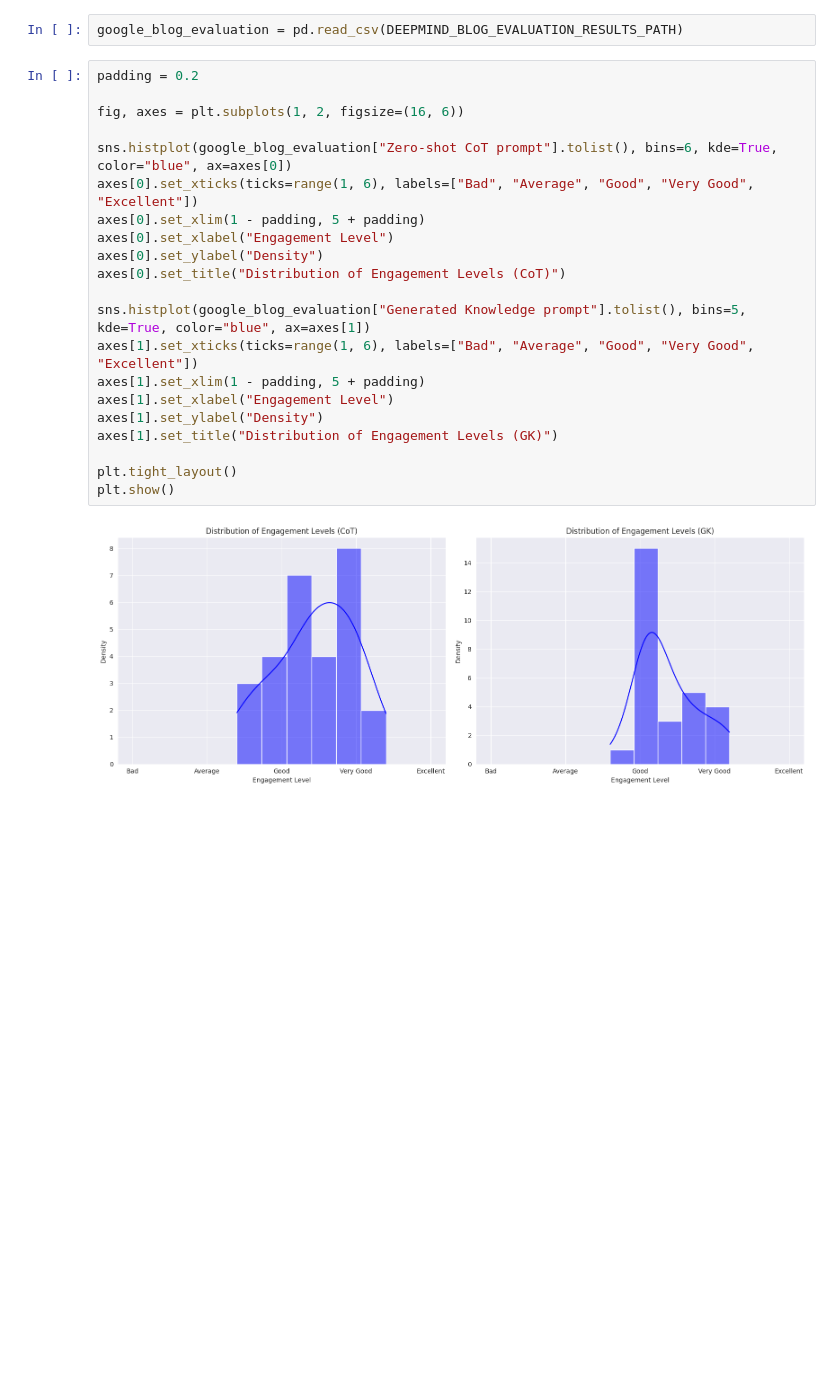
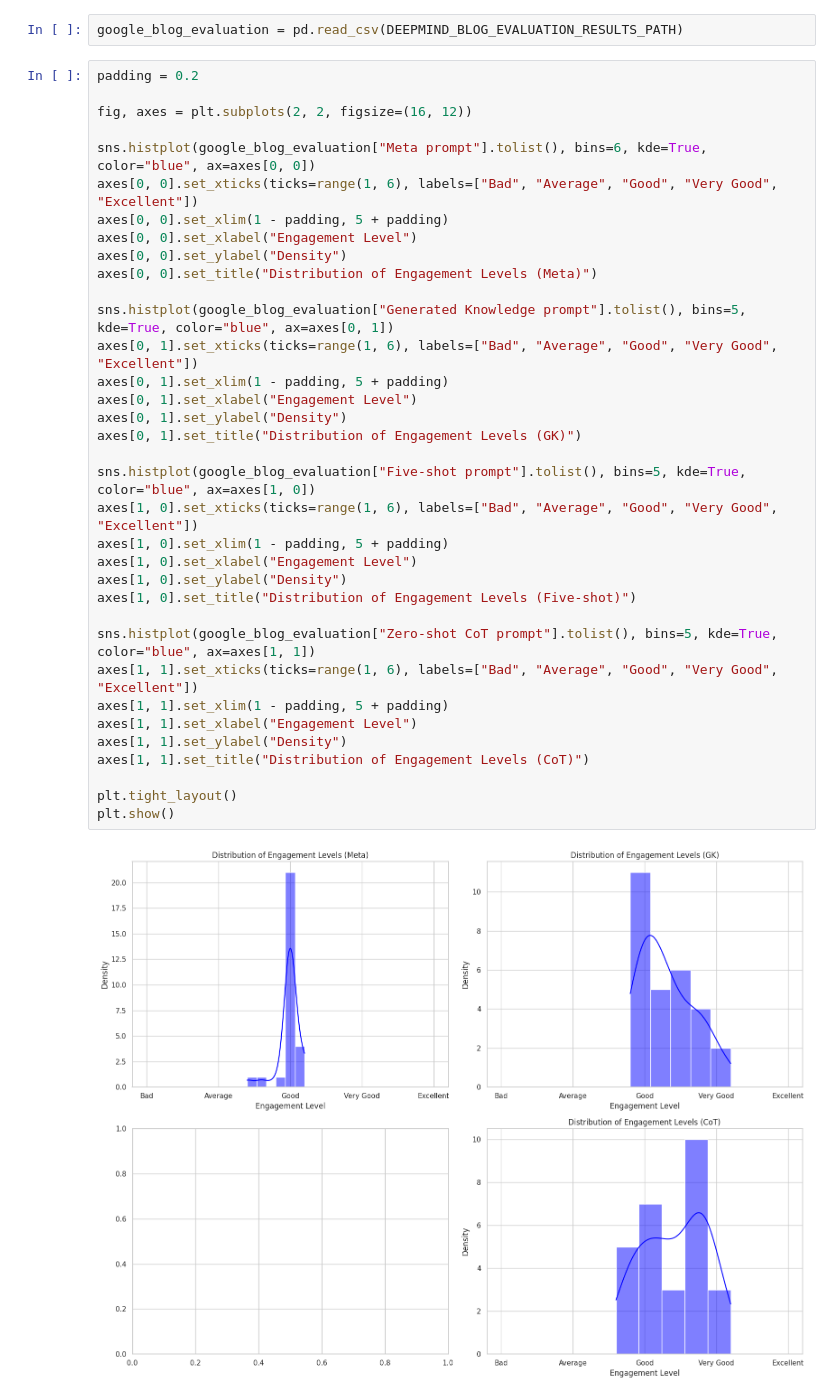
Before and after one commit to daKostych/Bachelor-Project-2025, a Jupyter notebook: llm_blog_generator/experiments/llm_blog_evaluator.ipynb, the cells around one changed output. Cells and saved outputs as stored; diff of their text form; blank space fills up the shorter version.

Commit message:
Almost all experiments conducted (without five-shot prompt for Google blogs)

```diff
--- a/llm_blog_generator/experiments/llm_blog_evaluator.ipynb
+++ b/llm_blog_generator/experiments/llm_blog_evaluator.ipynb
@@ -1077,23 +1121,37 @@ google_blog_evaluation = pd.read_csv(DEEPMIND_BLOG_EVALUATION_RESULTS_PATH)
 # %%
 padding = 0.2
 
-fig, axes = plt.subplots(1, 2, figsize=(16, 6))
+fig, axes = plt.subplots(2, 2, figsize=(16, 12))
 
-sns.histplot(google_blog_evaluation["Zero-shot CoT prompt"].tolist(), bins=6, kde=True, color="blue", ax=axes[0])
-axes[0].set_xticks(ticks=range(1, 6), labels=["Bad", "Average", "Good", "Very Good", "Excellent"])
-axes[0].set_xlim(1 - padding, 5 + padding)
-axes[0].set_xlabel("Engagement Level")
-axes[0].set_ylabel("Density")
-axes[0].set_title("Distribution of Engagement Levels (CoT)")
+sns.histplot(google_blog_evaluation["Meta prompt"].tolist(), bins=6, kde=True, color="blue", ax=axes[0, 0])
+axes[0, 0].set_xticks(ticks=range(1, 6), labels=["Bad", "Average", "Good", "Very Good", "Excellent"])
+axes[0, 0].set_xlim(1 - padding, 5 + padding)
+axes[0, 0].set_xlabel("Engagement Level")
+axes[0, 0].set_ylabel("Density")
+axes[0, 0].set_title("Distribution of Engagement Levels (Meta)")
 
-sns.histplot(google_blog_evaluation["Generated Knowledge prompt"].tolist(), bins=5, kde=True, color="blue", ax=axes[1])
-axes[1].set_xticks(ticks=range(1, 6), labels=["Bad", "Average", "Good", "Very Good", "Excellent"])
-axes[1].set_xlim(1 - padding, 5 + padding)
-axes[1].set_xlabel("Engagement Level")
-axes[1].set_ylabel("Density")
-axes[1].set_title("Distribution of Engagement Levels (GK)")
+sns.histplot(google_blog_evaluation["Generated Knowledge prompt"].tolist(), bins=5, kde=True, color="blue", ax=axes[0, 1])
+axes[0, 1].set_xticks(ticks=range(1, 6), labels=["Bad", "Average", "Good", "Very Good", "Excellent"])
+axes[0, 1].set_xlim(1 - padding, 5 + padding)
+axes[0, 1].set_xlabel("Engagement Level")
+axes[0, 1].set_ylabel("Density")
+axes[0, 1].set_title("Distribution of Engagement Levels (GK)")
+
+sns.histplot(google_blog_evaluation["Five-shot prompt"].tolist(), bins=5, kde=True, color="blue", ax=axes[1, 0])
+axes[1, 0].set_xticks(ticks=range(1, 6), labels=["Bad", "Average", "Good", "Very Good", "Excellent"])
+axes[1, 0].set_xlim(1 - padding, 5 + padding)
+axes[1, 0].set_xlabel("Engagement Level")
+axes[1, 0].set_ylabel("Density")
+axes[1, 0].set_title("Distribution of Engagement Levels (Five-shot)")
+
+sns.histplot(google_blog_evaluation["Zero-shot CoT prompt"].tolist(), bins=5, kde=True, color="blue", ax=axes[1, 1])
+axes[1, 1].set_xticks(ticks=range(1, 6), labels=["Bad", "Average", "Good", "Very Good", "Excellent"])
+axes[1, 1].set_xlim(1 - padding, 5 + padding)
+axes[1, 1].set_xlabel("Engagement Level")
+axes[1, 1].set_ylabel("Density")
+axes[1, 1].set_title("Distribution of Engagement Levels (CoT)")
 
 plt.tight_layout()
 plt.show()
 # %% [output]
-[figure, old version]
+[figure, new version]
```
Also changed, not shown: parts of 78 cells of this notebook.
